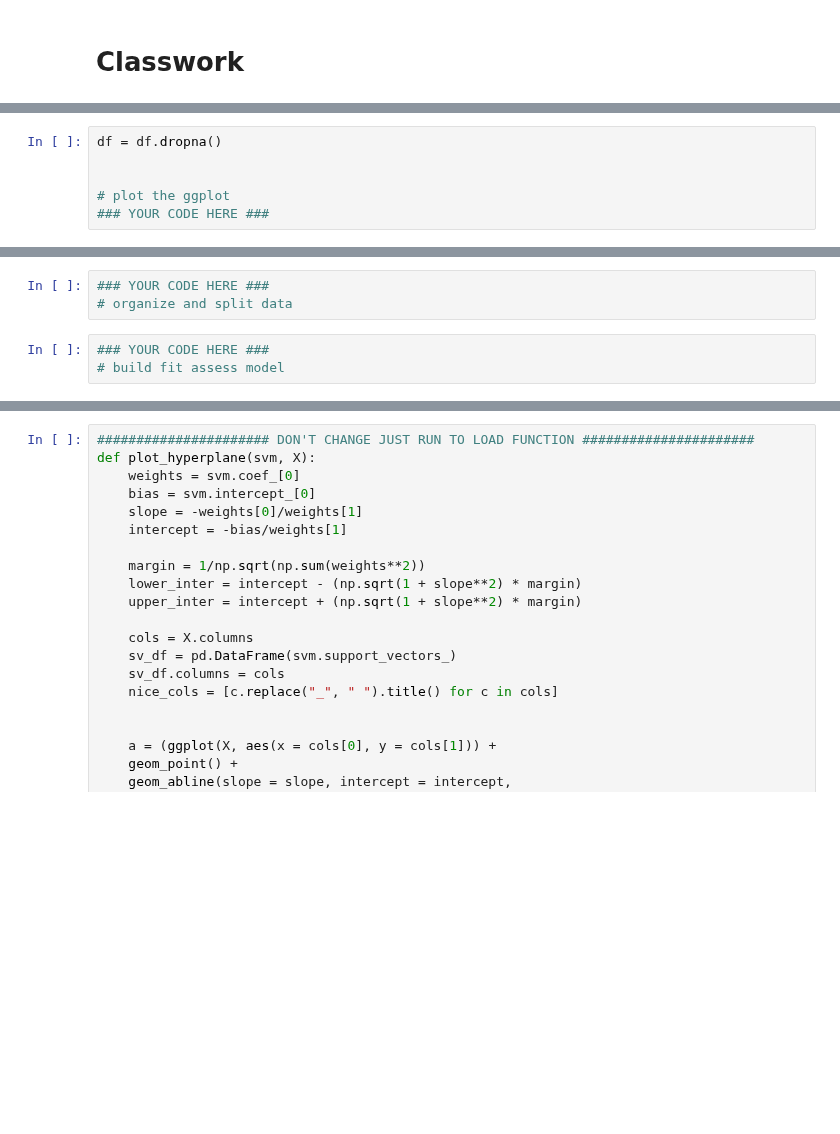
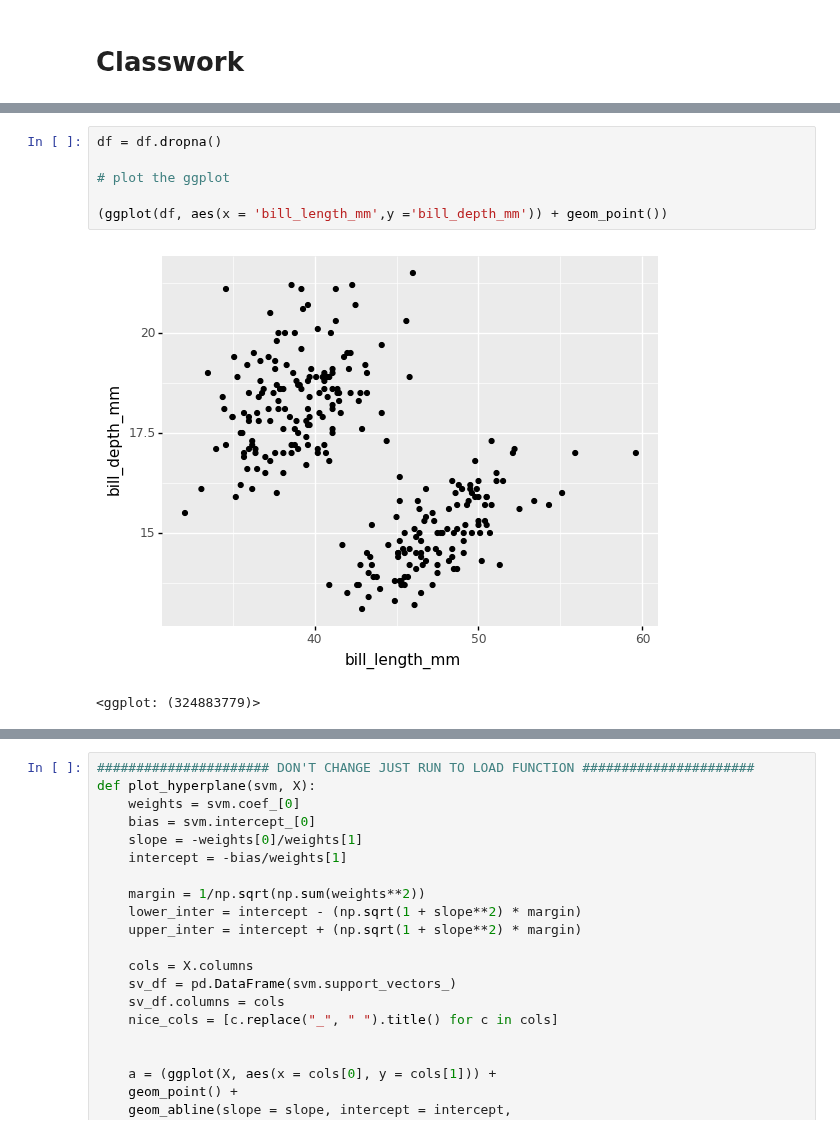
Before and after one commit to min-is/Chapman-University, a Jupyter notebook: CPSC 393 - Machine Learning/Classwork/3 - SupportVectorMachinesI.ipynb, the cells around one changed output, grey strips where cells are left out. Saved outputs shown, nothing was run; the diff lists cells and outputs as text; blank space fills up the shorter version.

```diff
--- a/CPSC 393 - Machine Learning/Classwork/3 - SupportVectorMachinesI.ipynb
+++ b/CPSC 393 - Machine Learning/Classwork/3 - SupportVectorMachinesI.ipynb
@@ -151,9 +153,12 @@ Where would the MMC put the dividing hyperplane? Where could SVC put it?
 # %%
 df = df.dropna()
 
+# plot the ggplot
 
-# plot the ggplot
-### YOUR CODE HERE ###
+(ggplot(df, aes(x = 'bill_length_mm',y ='bill_depth_mm')) + geom_point())
+# %% [output]
+[figure, added]
+<ggplot: (324883779)>
 # %% [markdown]
 - Split your data into a train/test split (80/20)
 - z-score your predictors
@@ -166,9 +171,3 @@ df = df.dropna()
 <img src="https://drive.google.com/uc?export=view&id=1ghyQPx1N8dmU3MV4TrANvqNhGwnLni72" alt="Q" width = "200"/>
 
 If you change the hyperparameter `C` to be 0.01, or 1, what happens to the margin? How many support vectors (points surrounded in red) are there with the different values of C?
-# %%
-### YOUR CODE HERE ###
-# organize and split data
-# %%
-### YOUR CODE HERE ###
-# build fit assess model
```
Also changed, not shown: parts of 6 cells of this notebook.
